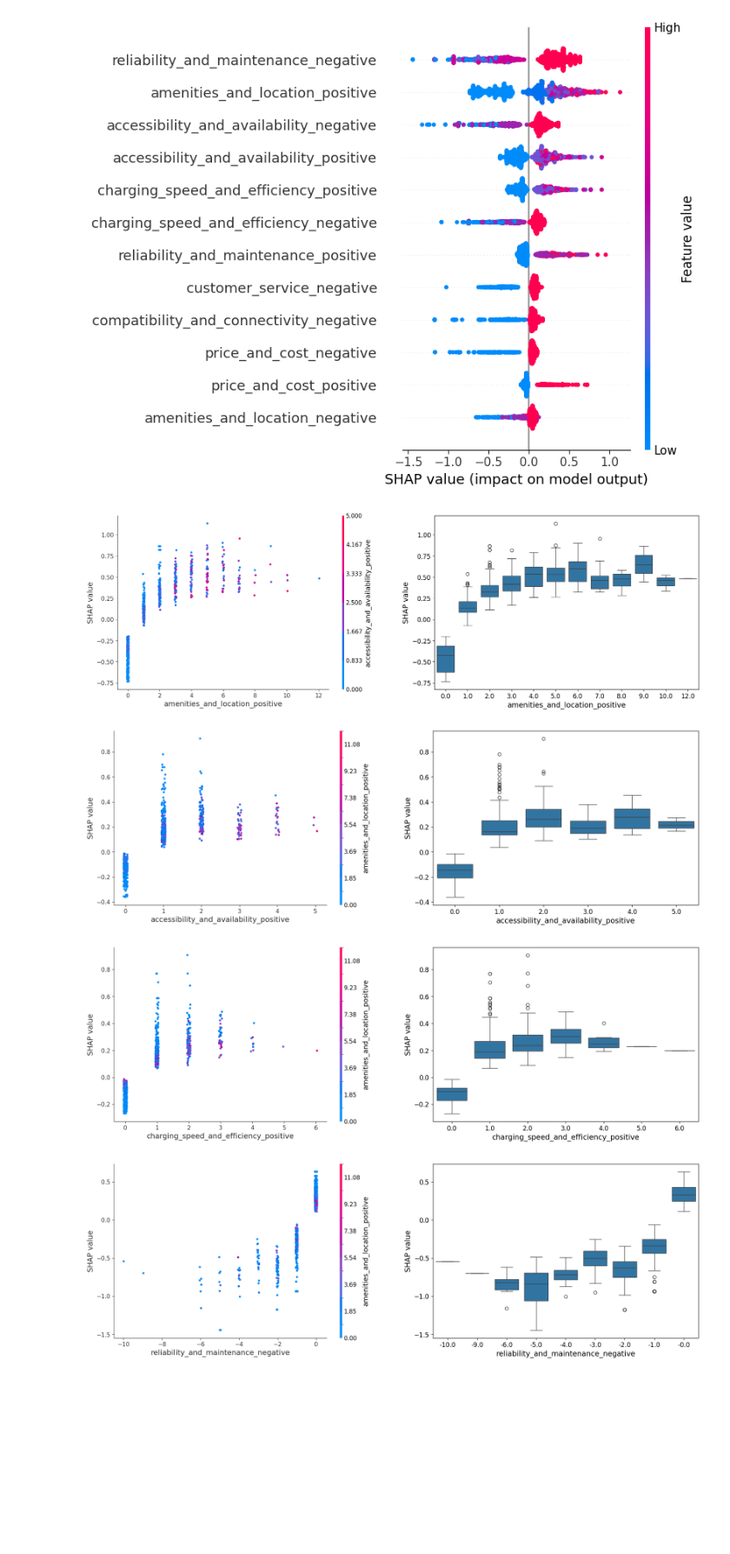
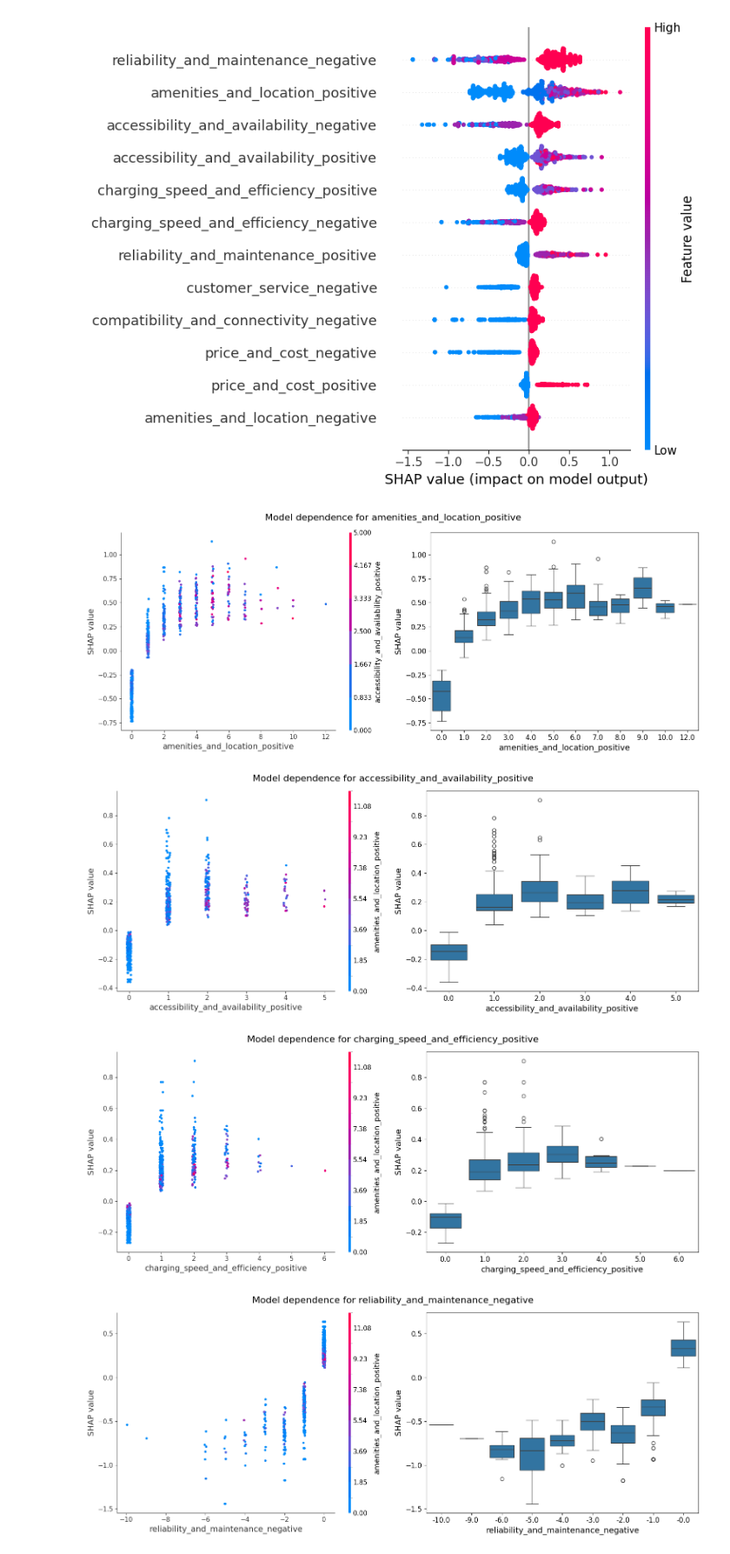
Before and after one commit to priest-yang/Electrifind, a Jupyter notebook: GPT_sentiment_analysis.ipynb, the cells around one changed output. Shown at 87% size. Cells and saved outputs as stored; diff of their text form; code cells hidden in the pictures; blank space fills up the shorter version.

Commit message:
update_model

```diff
--- a/GPT_sentiment_analysis.ipynb
+++ b/GPT_sentiment_analysis.ipynb
@@ -551,24 +551,27 @@ top_features = feature_importance_df.head(10)['Feature'].tolist()
 # %%
 df_shap_values = pd.DataFrame(shap_values, columns=lgbm.feature_name())
 
 for column in top_features:
     # Create subplots with two axes (left and right)
-    fig, axes = plt.subplots(1, 2, figsize=(20, 6))
+    fig, axes = plt.subplots(1, 2, figsize=(15, 6))
 
     # Left side: Dependence plot
     shap.dependence_plot(column, shap_values, X_test, interaction_index='auto', x_jitter=0.1, ax=axes[0], show=False)
     axes[0].set_xlabel(column, fontsize=14)
     axes[0].set_ylabel('SHAP value', fontsize=14)
 
     # Right side: Box plot
     df_temp_shap = pd.DataFrame({'shap_values': df_shap_values[column].values, 'feature_values': X_test[column].values})
     sns.boxplot(x='feature_values', y='shap_values', data=df_temp_shap, ax=axes[1])
     axes[1].set_xlabel(column, fontsize=14)
     axes[1].set_ylabel('SHAP value', fontsize=14)
 
+    fig.suptitle(f'Model dependence for {column}', fontsize=16)
+
+    fig.set_tight_layout(True)
     plt.show()
 # %% [output]
-[figure, old version]
+[figure, new version]
-[figure, old version]
+[figure, new version]
-[figure, old version]
+[figure, new version]
-[figure, old version]
+[figure, new version]
```
Also changed, not shown: parts of 2 cells of this notebook.
